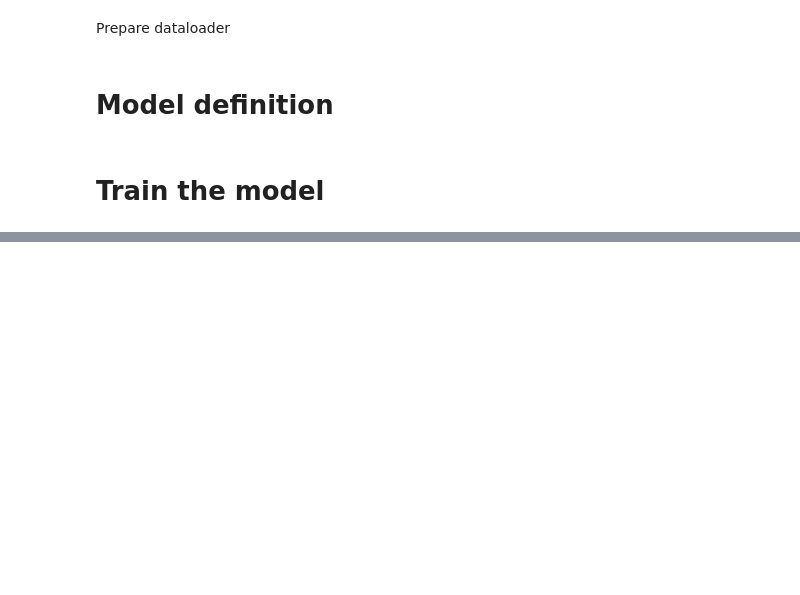
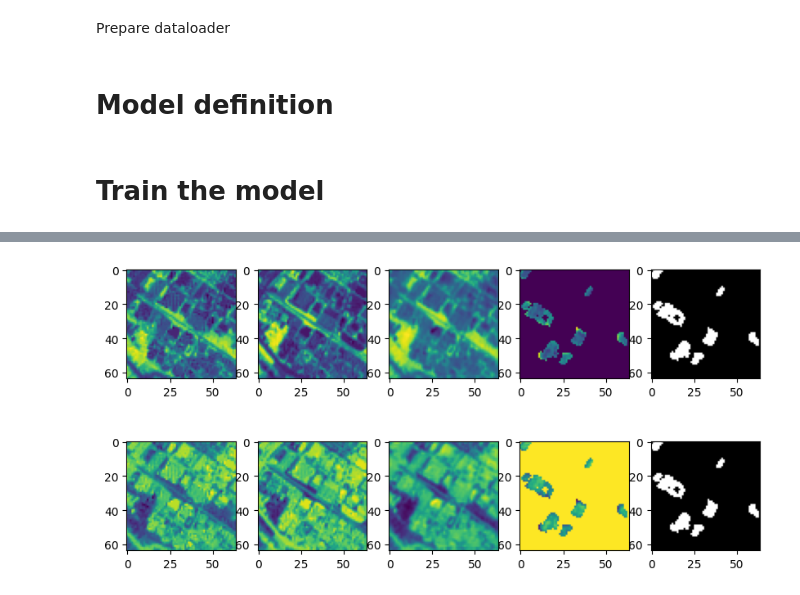
Before and after one commit to Etienne-bdt/BEI-SIA24, a Jupyter notebook: CNN.ipynb, the cells around one changed output, grey strips where cells are left out. Saved outputs shown, nothing was run; the diff lists cells and outputs as text; code cells hidden in the pictures; blank space fills up the shorter version.

```diff
--- a/CNN.ipynb
+++ b/CNN.ipynb
@@ -337,32 +385,62 @@ plt.grid()
 # %%
-model.to(device)
+model.cpu()
 
 x,y,mask = next(iter(val_loader))
 x,y,mask = x.float(), y.float(), mask.float()
-x,y,mask = x[0:1,:,:,:], y[0:1,:,:,:], mask[0:1,:,:,:]
-x,y,mask = x.to(device), y.to(device), mask.to(device)
-y = (y-torch.mean(y, axis=(0,1))/torch.std(y, axis=(0,1)))*torch.std(x, axis=(0,1))+torch.mean(x, axis=(0,1))
-y_pred = model.sample(x,mask)
-batch_img=6
-fig, ax = plt.subplots(6, 4, figsize=(5,10))
-ax[0, 0].imshow((x[batch_img, 0:3, :, :]).permute(1,2,0).detach().numpy())
-ax[0, 1].imshow(y[batch_img, 0:3, :, :].permute(1,2,0).detach().numpy())
-ax[0, 2].imshow(y_pred[batch_img, 0:3, :, :].permute(1,2,0).detach().numpy())
-ax[0,3].imshow(mask[batch_img,0,:,:].detach().numpy(),cmap="gray")
-ax[1, 0].imshow(x[batch_img, 5, :, :].detach().numpy())
-ax[1, 1].imshow(y[batch_img, 5, :, :].detach().numpy())
-ax[1, 2].imshow(y_pred[batch_img, 5, :, :].detach().numpy())
-ax[2, 0].imshow(x[batch_img, 6, :, :].detach().numpy())
-ax[2, 1].imshow(y[batch_img, 6, :, :].detach().numpy())
-ax[2, 2].imshow(y_pred[batch_img, 6, :, :].detach().numpy())
-ax[3, 0].imshow(x[batch_img, 7, :, :].detach().numpy())
-ax[3, 1].imshow(y[batch_img, 7, :, :].detach().numpy())
-ax[3, 2].imshow(y_pred[batch_img, 7, :, :].detach().numpy())
-ax[4, 0].imshow(x[batch_img, 8, :, :].detach().numpy())
-ax[4, 1].imshow(y[batch_img, 8, :, :].detach().numpy())
-ax[4, 2].imshow(y_pred[batch_img, 8, :, :].detach().numpy())
-ax[5, 0].imshow(x[batch_img, 9, :, :].detach().numpy())
-ax[5, 1].imshow(y[batch_img, 9, :, :].detach().numpy())
-ax[5, 2].imshow(y_pred[batch_img, 9, :, :].detach().numpy())
+# x,y,mask = x[0:1,:,:,:], y[0:1,:,:,:], mask[0:1,:,:,:]
+# x,y,mask = x.cpu(), y.tocpu(), mask.to(device)
+x=torch.cat([x,mask],axis=1)
+y_pred = model(x)
+batch_img=0
+fig, ax = plt.subplots(2, 5, figsize=(10,5))
+# ax[0, 0].imshow((x[batch_img, 0:3, :, :]).permute(1,2,0).detach().numpy())
+# ax[0, 1].imshow(y[batch_img, 0:3, :, :].permute(1,2,0).detach().numpy())
+# ax[0, 2].imshow(y_pred[batch_img, 0:3, :, :].permute(1,2,0).detach().numpy())
+
+# ax[1, 0].imshow(x[batch_img, 5, :, :].detach().numpy())
+# ax[1, 1].imshow(y[batch_img, 5, :, :].detach().numpy())
+# ax[1, 2].imshow(y_pred[batch_img, 5, :, :].detach().numpy())
+ax[0, 0].imshow((x[batch_img, 5, :, :]).detach().numpy())
+ax[0, 1].imshow(y[batch_img, 5, :, :].detach().numpy())
+ax[0, 2].imshow(y_pred[batch_img, 0, :, :].detach().numpy())
+ax[0, 3].imshow((y_pred[batch_img, 0, :, :]*mask[batch_img,0,:,:]).detach().numpy())
+ax[0,4].imshow(mask[batch_img,0,:,:].detach().numpy(),cmap="gray")
+ax[1, 0].imshow(x[batch_img, 6, :, :].detach().numpy())
+ax[1, 1].imshow(y[batch_img, 6, :, :].detach().numpy())
+ax[1, 2].imshow(y_pred[batch_img, 1, :, :].detach().numpy())
+ax[1, 3].imshow((y_pred[batch_img, 1, :, :]*mask[batch_img,0,:,:]).detach().numpy())
+ax[1,4].imshow(mask[batch_img,0,:,:].detach().numpy(),cmap="gray")
+# ax[2, 0].imshow(x[batch_img, 6, :, :].detach().numpy())
+# ax[2, 1].imshow(y[batch_img, 6, :, :].detach().numpy())
+# # ax[2, 2].imshow(y_pred[batch_img, 6, :, :].detach().numpy())
+# ax[3, 0].imshow(x[batch_img, 7, :, :].detach().numpy())
+# ax[3, 1].imshow(y[batch_img, 7, :, :].detach().numpy())
+# # ax[3, 2].imshow(y_pred[batch_img, 7, :, :].detach().numpy())
+# ax[4, 0].imshow(x[batch_img, 8, :, :].detach().numpy())
+# ax[4, 1].imshow(y[batch_img, 8, :, :].detach().numpy())
+# # ax[4, 2].imshow(y_pred[batch_img, 8, :, :].detach().numpy())
+# ax[5, 0].imshow(x[batch_img, 9, :, :].detach().numpy())
+# ax[5, 1].imshow(y[batch_img, 9, :, :].detach().numpy())
+# # ax[5, 2].imshow(y_pred[batch_img, 9, :, :].detach().numpy())
 plt.show()
+
+
+
+
+
+plt.figure()
+plt.imshow(np.abs((y_pred[batch_img, 0, :, :]-y[batch_img, 5, :, :]).detach().numpy()))
+plt.colorbar()
+plt.title("diff NDVI pred - real")
+plt.show()
+
+plt.figure()
+plt.imshow(np.abs((y_pred[batch_img, 1, :, :]-y[batch_img, 6, :, :]).detach().numpy()))
+plt.colorbar()
+plt.title("diff NDWI pred - real")
+plt.show()
+
+print("mean diff NDVI pred - real",np.mean(np.abs(((y_pred[batch_img, 0, :, :]-y[batch_img, 5, :, :]).detach().numpy()))))
+print("mean diff NDWI pred - real",np.mean(np.abs((y_pred[batch_img, 1, :, :]-y[batch_img, 6, :, :]).detach().numpy())))
 # %% [output]
+[figure, added]
```
Also changed, not shown: parts of 9 cells of this notebook.
